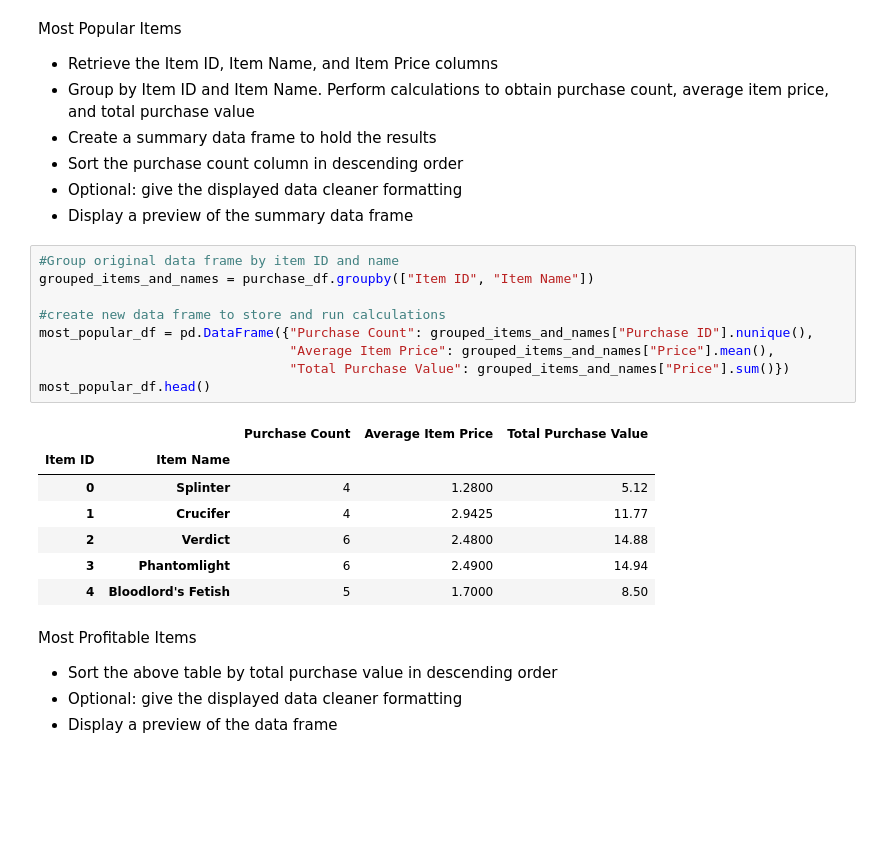
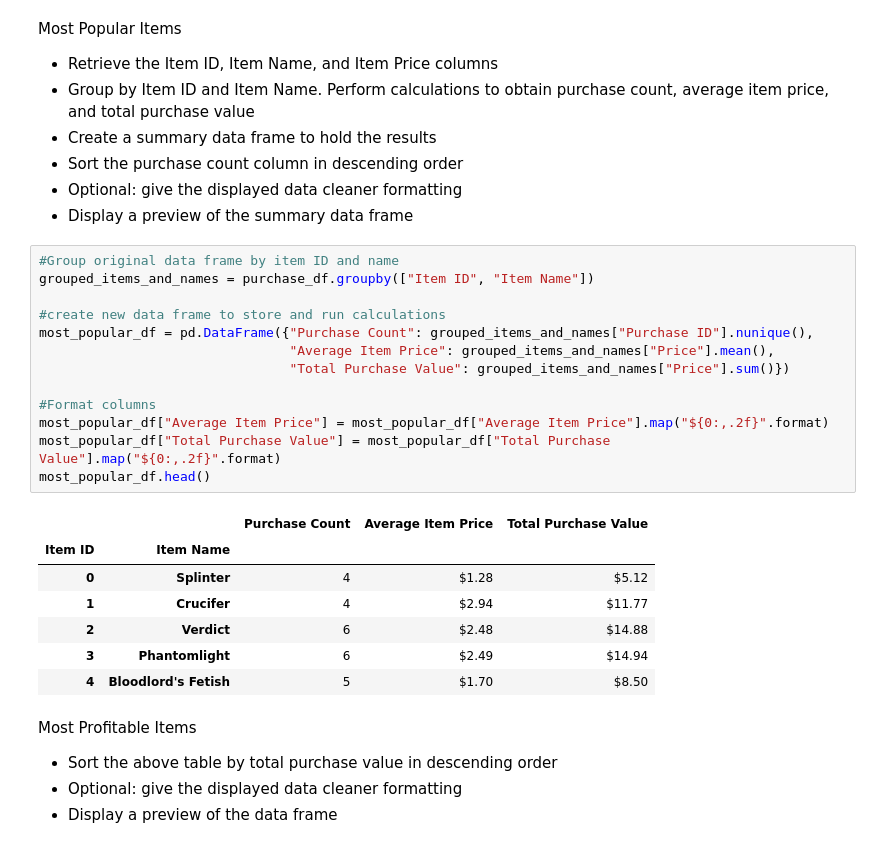
Before and after one commit to corriethomas/Pandas-Challenge, a Jupyter notebook: HeroesOfPymoli/Heroes_Notebook-Copy1.ipynb, the cells around one changed output. Drawn from its saved outputs; the diff is of its cells as text; blank space fills up the shorter version.

Commit message:
formats most popular items columns

```diff
--- a/HeroesOfPymoli/Heroes_Notebook-Copy1.ipynb
+++ b/HeroesOfPymoli/Heroes_Notebook-Copy1.ipynb
@@ -225,20 +225,24 @@ Most Popular Items
 # %%
 #Group original data frame by item ID and name
 grouped_items_and_names = purchase_df.groupby(["Item ID", "Item Name"])
 
 #create new data frame to store and run calculations
 most_popular_df = pd.DataFrame({"Purchase Count": grouped_items_and_names["Purchase ID"].nunique(),
                                 "Average Item Price": grouped_items_and_names["Price"].mean(),
                                 "Total Purchase Value": grouped_items_and_names["Price"].sum()})
+
+#Format columns
+most_popular_df["Average Item Price"] = most_popular_df["Average Item Price"].map("${0:,.2f}".format)
+most_popular_df["Total Purchase Value"] = most_popular_df["Total Purchase Value"].map("${0:,.2f}".format)
 most_popular_df.head()
 # %% [output]
 |  |  | Purchase Count | Average Item Price | Total Purchase Value |
 | Item ID | Item Name |  |  |  |
-| 0 | Splinter | 4 | 1.2800 | 5.12 |
-| 1 | Crucifer | 4 | 2.9425 | 11.77 |
-| 2 | Verdict | 6 | 2.4800 | 14.88 |
-| 3 | Phantomlight | 6 | 2.4900 | 14.94 |
-| 4 | Bloodlord's Fetish | 5 | 1.7000 | 8.50 |
+| 0 | Splinter | 4 | $1.28 | $5.12 |
+| 1 | Crucifer | 4 | $2.94 | $11.77 |
+| 2 | Verdict | 6 | $2.48 | $14.88 |
+| 3 | Phantomlight | 6 | $2.49 | $14.94 |
+| 4 | Bloodlord's Fetish | 5 | $1.70 | $8.50 |
 # %% [markdown]
 Most Profitable Items
 - Sort the above table by total purchase value in descending order
```
